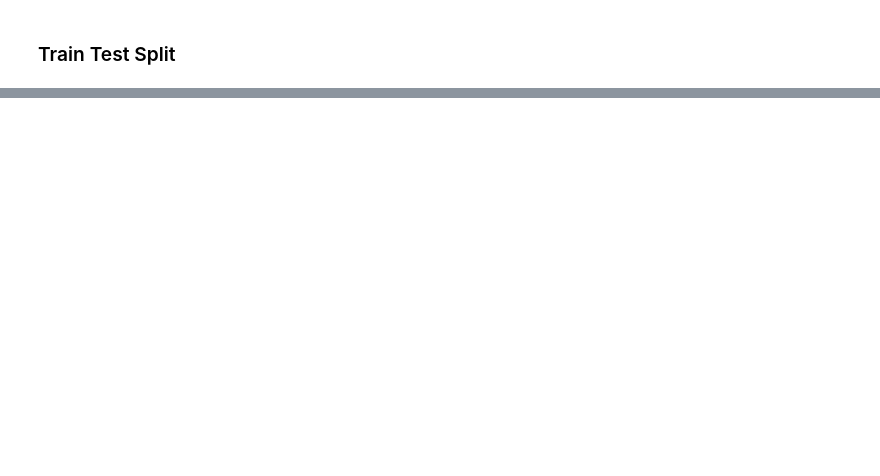
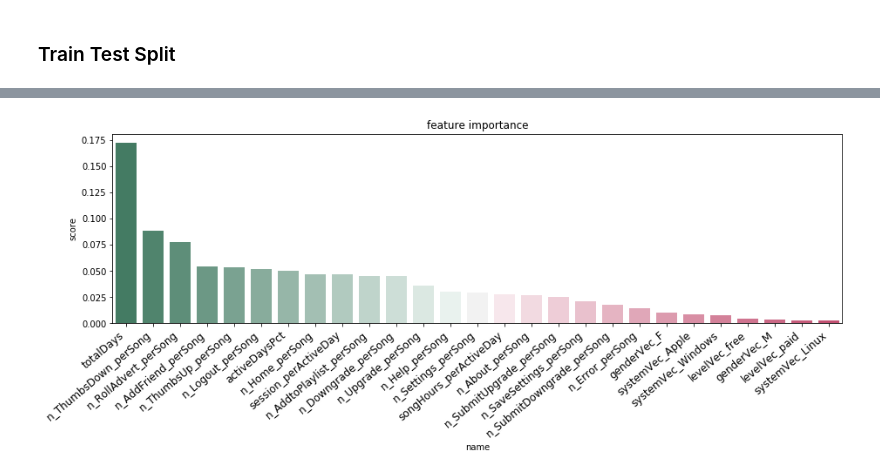
Before and after one commit to ustcdj/Sparkify_Churn_Analysis, a Jupyter notebook: Sparkify.ipynb, the cells around one changed output, grey strips where cells are left out. Saved outputs shown, nothing was run; the diff lists cells and outputs as text; code cells hidden in the pictures; blank space fills up the shorter version.

```diff
--- a/Sparkify.ipynb
+++ b/Sparkify.ipynb
@@ -1081,0 +1099,13 @@ def ExtractFeatureImp(featureImp, dataset, featuresCol):
+# %%
+df_feature_importance = ExtractFeatureImp(rf_best_model.featureImportances, df, "features")
+
+# plot model's correlation coefficients
+plt.figure(figsize=(15, 4));
+
+palette = sn.diverging_palette(150, 0, n=27)
+
+sn.barplot(x=df_feature_importance.name, y=df_feature_importance.score, data=df_feature_importance, palette=palette)
+plt.xticks(rotation=40, ha='right', fontsize=12)
+plt.title('feature importance');
+# %% [output]
+[figure, added]
```
Also changed, not shown: parts of 23 cells of this notebook.
